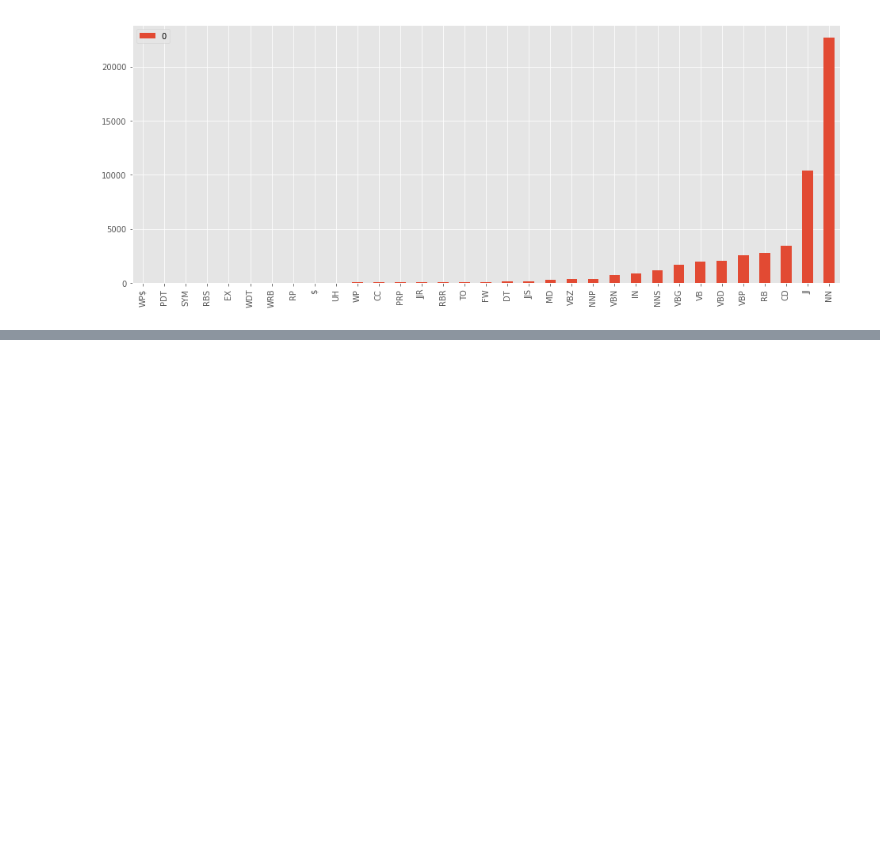
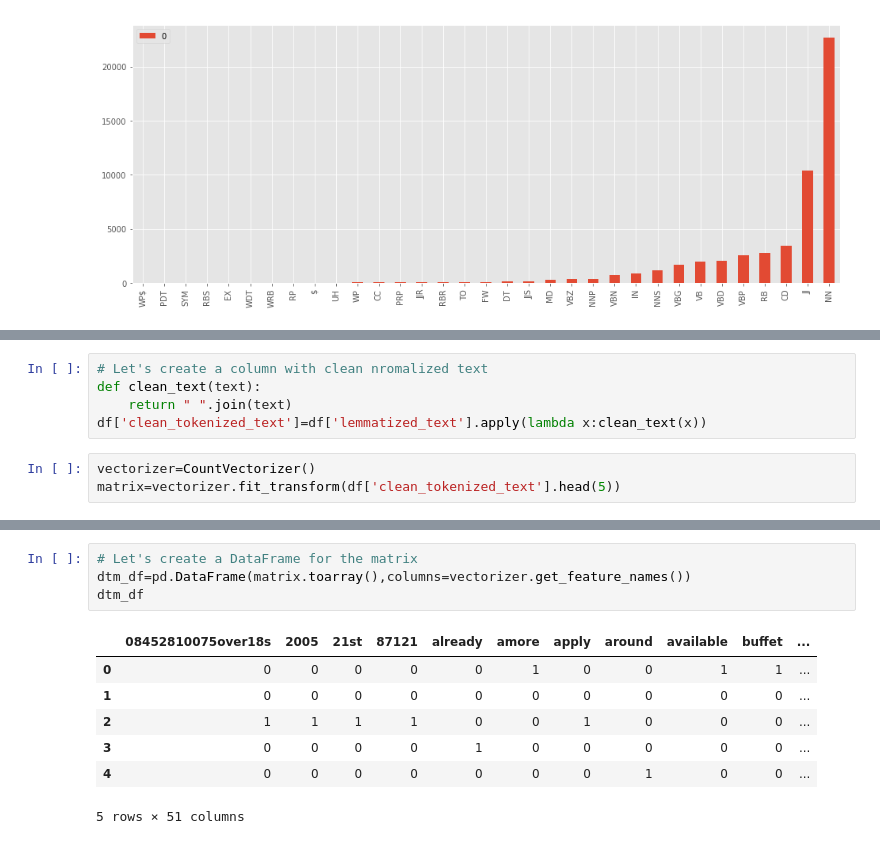
Before and after one commit to SammyOngaya/Natural-Language-Processing, a Jupyter notebook: Text Analysis with NLTK.ipynb, the cells around one changed output, grey strips where cells are left out. Drawn from its saved outputs; the diff is of its cells as text; blank space fills up the shorter version.

Commit message:
Added document term matrix and Named Entity Recognition blocks

```diff
--- a/Text Analysis with NLTK.ipynb
+++ b/Text Analysis with NLTK.ipynb
@@ -263,0 +287,8 @@ pd.DataFrame(counter,index=[0]).T.sort_values(by=[0],ascending=True).plot(kind='
+# %%
+# Let's create a column with clean nromalized text
+def clean_text(text):
+    return " ".join(text)
+df['clean_tokenized_text']=df['lemmatized_text'].apply(lambda x:clean_text(x))
+# %%
+vectorizer=CountVectorizer()
+matrix=vectorizer.fit_transform(df['clean_tokenized_text'].head(5))
@@ -263,0 +324,12 @@ pd.DataFrame(counter,index=[0]).T.sort_values(by=[0],ascending=True).plot(kind='
+# %%
+# Let's create a DataFrame for the matrix
+dtm_df=pd.DataFrame(matrix.toarray(),columns=vectorizer.get_feature_names())
+dtm_df
+# %% [output]
+|  | 08452810075over18s | 2005 | 21st | 87121 | already | amore | apply | around | available | buffet | ... |
+| 0 | 0 | 0 | 0 | 0 | 0 | 1 | 0 | 0 | 1 | 1 | ... |
+| 1 | 0 | 0 | 0 | 0 | 0 | 0 | 0 | 0 | 0 | 0 | ... |
+| 2 | 1 | 1 | 1 | 1 | 0 | 0 | 1 | 0 | 0 | 0 | ... |
+| 3 | 0 | 0 | 0 | 0 | 1 | 0 | 0 | 0 | 0 | 0 | ... |
+| 4 | 0 | 0 | 0 | 0 | 0 | 0 | 0 | 1 | 0 | 0 | ... |
+5 rows × 51 columns
```
Also changed, not shown: parts of 10 cells of this notebook, 2 other files.
